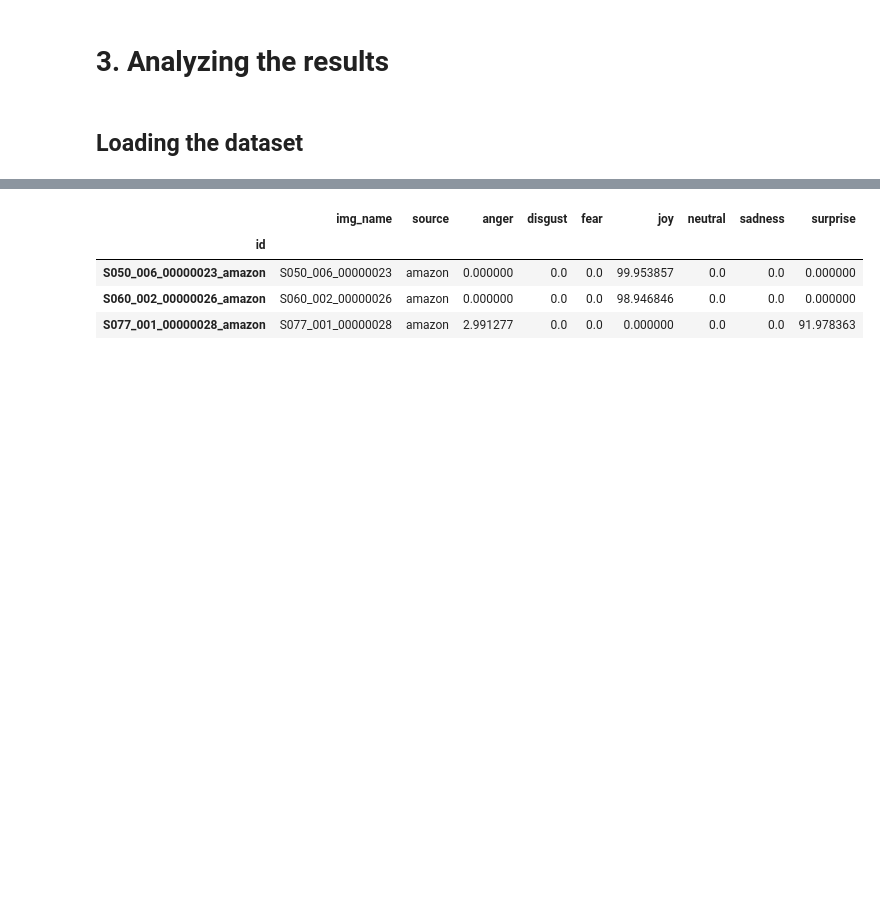
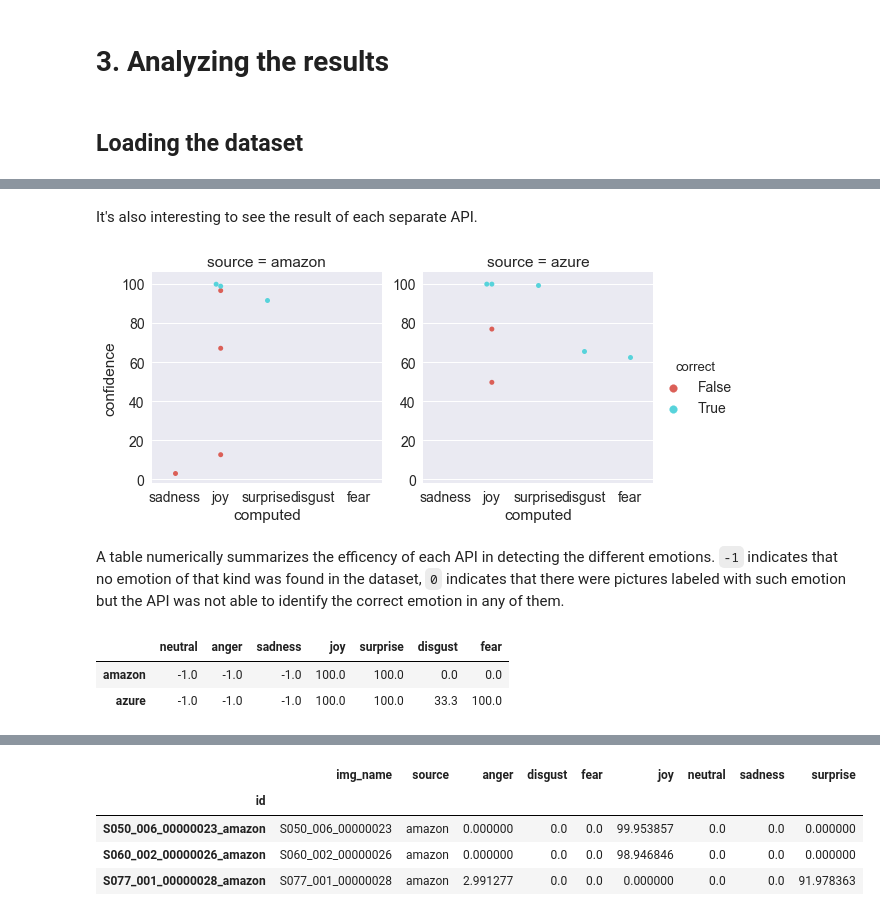
Before and after one commit to tonca/emotion_recognition, a Jupyter notebook: notebooks/API_testing.ipynb, the cells around one changed output, grey strips where cells are left out. Drawn from its saved outputs; the diff is of its cells as text; code cells hidden in the pictures; blank space fills up the shorter version.

```diff
--- a/notebooks/API_testing.ipynb
+++ b/notebooks/API_testing.ipynb
@@ -364,0 +126,17 @@ plt.subplots_adjust(wspace=.5, hspace=.5)
+# %%
+# original
+# { 0:'neutral', 1:'anger', 2:'contempt', 3:'disgust', 4:'fear', 5:'happy', 6:'sadness', 7:'surprise' }
+
+# converted
+emotion_conversion = {
+    0: 'neutral',
+    1: 'anger',
+    2: 'disgust',
+    3: 'disgust',
+    4: 'fear',
+    5: 'joy',
+    6: 'sadness',
+    7: 'surprise'
+}
+label_df.emotion = label_df.emotion.apply(lambda x: emotion_conversion[x])
+label_df.head()
@@ -364,0 +324,30 @@ plt.subplots_adjust(wspace=.5, hspace=.5)
+# %% [markdown]
+It's also interesting to see the result of each separate API.
+# %%
+g = sns.factorplot(x='computed', y='confidence', hue='correct', palette='hls', kind='swarm', col='source', data=compare_df)
+# %% [output]
+[figure, added]
+# %% [markdown]
+A table numerically summarizes the efficency of each API in detecting the different emotions. `-1` indicates that no emotion of that kind was found in the dataset, `0` indicates that there were pictures labeled with such emotion but the API was not able to identify the correct emotion in any of them.
+# %%
+# initialize the dataframe
+table = pd.DataFrame(columns=label_df.emotion.unique(), index=compare_df.source.unique())
+
+# get all the apis
+apis = compare_df.source.unique()
+for api in apis:
+    # find the total nr of labeled emotions
+    total = compare_df.loc[compare_df.source == api].real.value_counts()
+    # find the total nr of correctly detected
+    correct = compare_df.loc[(compare_df.source == api) & (compare_df.correct)].real.value_counts()
+    # calculate the correct percentages
+    table.loc[api] = np.round((correct/total)*100, 1)
+    table.loc[api] = table.loc[api, list(total.index)].where(u.loc[api, list(total.index)] > 0, 0)
+# NaNs are values for which no image was found with that emotion
+table = table.fillna(-1.0)
+
+table
+# %% [output]
+|  | neutral | anger | sadness | joy | surprise | disgust | fear |
+| amazon | -1.0 | -1.0 | -1.0 | 100.0 | 100.0 | 0.0 | 0.0 |
+| azure | -1.0 | -1.0 | -1.0 | 100.0 | 100.0 | 33.3 | 100.0 |
```
Also changed, not shown: parts of 46 cells of this notebook, 1 other file.
